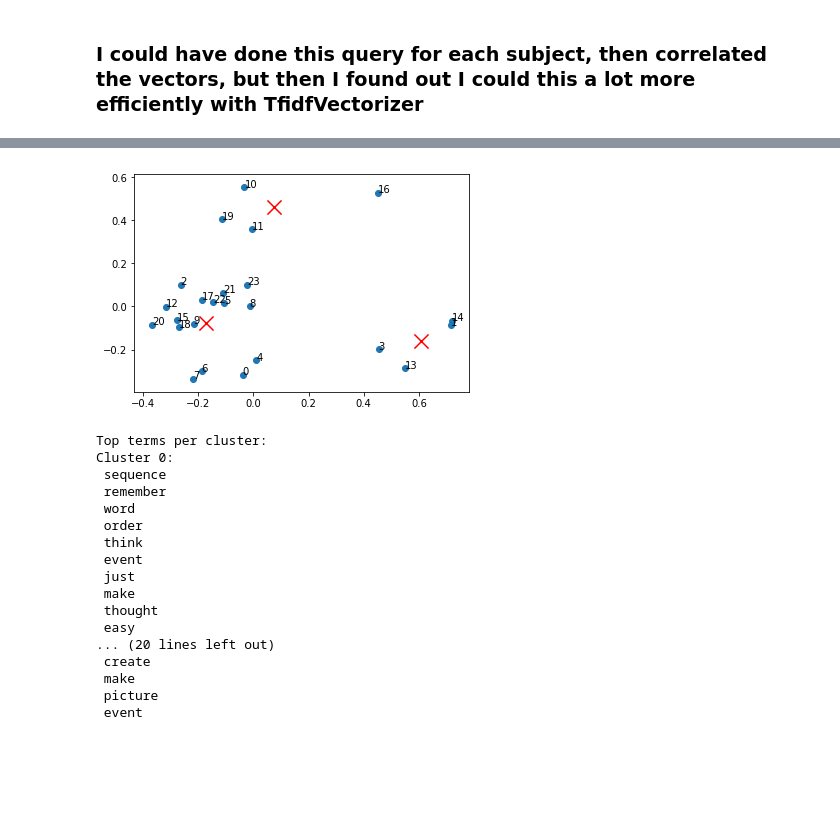
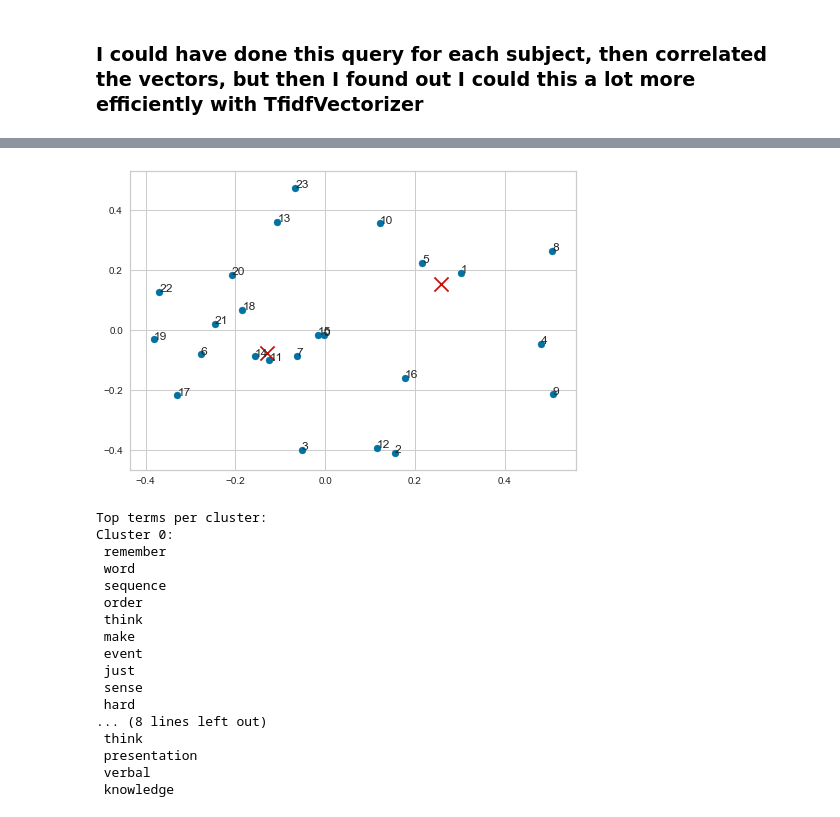
Before and after one commit to wbreilly/python_psc290, a Jupyter notebook: hw/psc290_python_finalproject.ipynb, the cells around one changed output, grey strips where cells are left out. Saved outputs shown, nothing was run; the diff lists cells and outputs as text; code cells hidden in the pictures; blank space fills up the shorter version.

Commit message:
made response cleaning much nicer and added UMAP projection of tfidf. Still nothing interesting here

```diff
--- a/hw/psc290_python_finalproject.ipynb
+++ b/hw/psc290_python_finalproject.ipynb
@@ -71,0 +56,30 @@ df['tok_merged'] = [word_tokenize(text) for text in df['cleaned']]
+# %%
+# make everything lowercase
+df['lowered'] = df['merged'].apply(str.lower)
+# replace uninformative but common words.
+# Take care as a partial match will turn know to kw with str.replace('no','')
+df['cleaned'] = [x.replace('intact', '').replace('scrambled', '').replace('random','').replace('scramble','').replace('yes','') for x in df['lowered']]
+# remove newline with ascii notation..idk it works
+df['cleaned'] = [x.replace(chr(10),' ') for x in df['cleaned']]
+# remove everything except alphabet and whitespace
+drop_this = re.compile('[^a-z\s]', re.MULTILINE)
+df['cleaned'] = [drop_this.sub(' ',x) for x in df['cleaned']]
+# remove random 't' left from didn't removal of apostrophe
+df['cleaned'] = [x.replace(' t ',' ') for x in df['cleaned']]
+# remove 'no's, this step needed to be after other stuff
+df['cleaned'] = [x.replace('no ',' ') for x in df['cleaned']]
+#tokenize
+df['tok_merged'] = [word_tokenize(text) for text in df['cleaned']]
+# df.tail()
+# df['cleaned'][0]
+
+
+ # original buggy version below (cleaning is removing useful info)
+# df['lowered'] = df.merged.apply(str.lower)
+# # now remove condition labels for merged condition approach
+# df['cleaned'] = {x.replace('intact', '').replace('scrambled', '').replace('random','').replace('scramble','').replace('yes','').replace('no','') for x in df['lowered']}
+# # remove all non-letter characters
+# drop_this = re.compile('[^a-z ]', re.MULTILINE)
+# df['cleaned'] = {drop_this.sub(' ', x) for x in df['cleaned']}
+# # tokenize cleaned responses
+# df['tok_merged'] = [word_tokenize(text) for text in df['cleaned']]
@@ -193,41 +214,41 @@ plt.show()
 # plt.scatter(data2D[:,0], data2D[:,1])
 
 # fig, ax = plt.scatter(centers2D[:,0], centers2D[:,1]),
 #             marker='x', s=200, linewidths=3, c='r')
 # plt.show()
 
 # PCA and plot in 2d, looks like 3 clusters, so mark cluster center with an X
 # make tfidf matrix dense
 X = tfidf.todense()
 # kluster
-kmeans = KMeans(n_clusters=3).fit(X)
+kmeans = KMeans(n_clusters=2).fit(X)
 # PCA
 pca = PCA(n_components=2).fit(X)
 # get kluster centers
 centers2D = pca.transform(kmeans.cluster_centers_)
 # squish to 2D
 data2D = pca.transform(X)
 # reformat for plotsake
 y = data2D[:,0].tolist()
 z = data2D[:,1].tolist()
 # initialize
 fig, ax = plt.subplots()
 ax.scatter(y,z)
 # add subject labels to scatter plot
 n =list(df.Subject)
 for i,txt in enumerate(n):
     ax.annotate(txt, (y[i],z[i]))
 # add X's at cluster centers
 ax.scatter(centers2D[:,0], centers2D[:,1],marker='x', s=200, linewidths=3, c='r')
 plt.show(fig)
 # %% [output]
-[figure, old version]
+[figure, new version]
 # %%
 # print top terms from the kmeans clusters
 print("Top terms per cluster:")
 order_centroids = kmeans.cluster_centers_.argsort()[:, ::-1]
 terms = vect.get_feature_names()
-for i in range(3):
+for i in range(2):
     print("Cluster %d:" % i,)
     for ind in order_centroids[i, :10]:
         print(' %s' % terms[ind]),
@@ -235,18 +256,18 @@ for i in range(3):
 # %% [output]
 Top terms per cluster:
 Cluster 0:
- sequence
  remember
  word
+ sequence
  order
  think
+ make
  event
  just
- make
- thought
- easy
-... (20 lines left out)
- create
- make
- picture
- event
+ sense
+ hard
+... (8 lines left out)
+ think
+ presentation
+ verbal
+ knowledge
```
Also changed, not shown: parts of 12 cells of this notebook.
